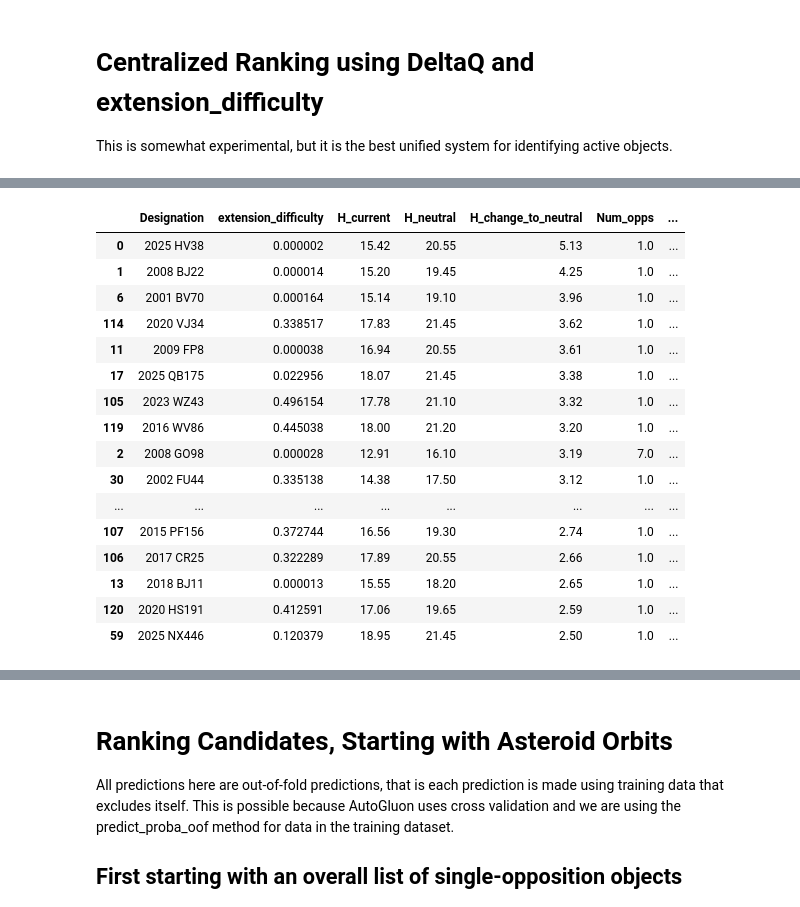
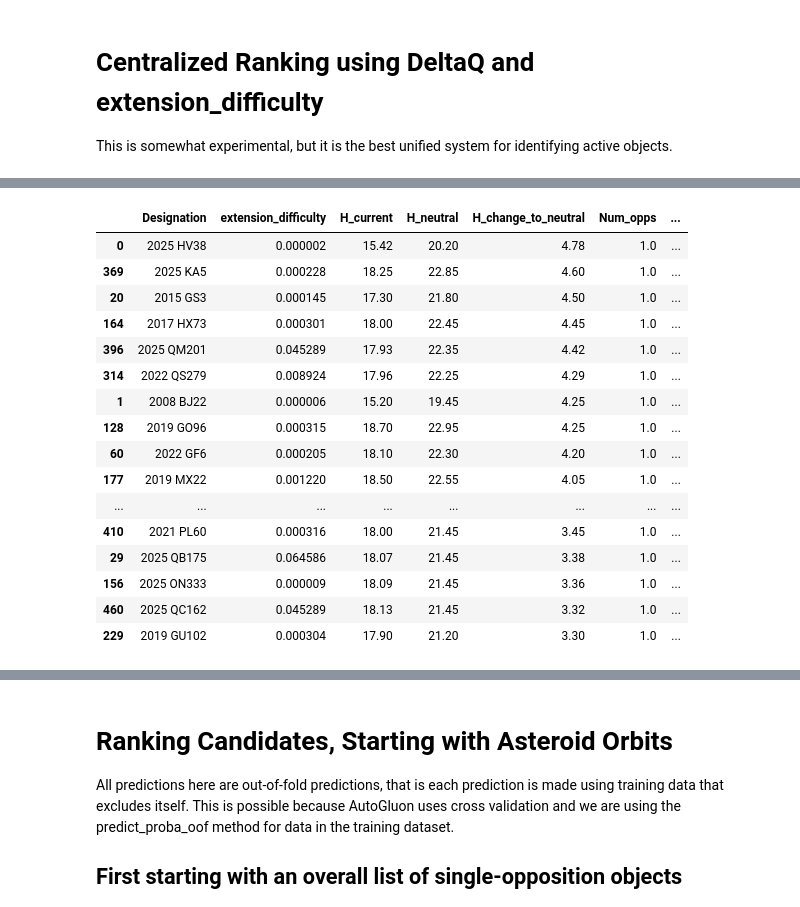
Before and after one commit to AstML/ActivitySCOPE, a Jupyter notebook: More Complicated Workbook - including paper-specific items.ipynb, the cells around one changed output, grey strips where cells are left out. Drawn from its saved outputs; the diff is of its cells as text; code cells hidden in the pictures.

Commit message:
table 3, VK110 magnitude, notebook

```diff
--- a/More Complicated Workbook - including paper-specific items.ipynb
+++ b/More Complicated Workbook - including paper-specific items.ipynb
@@ -38,7 +38,7 @@ SBN_PUB_PASSWORD environment variable is set. Covariance will be pulled in, and
 # %%
 ## MOST IMPORTANT PARAMETER TO SET: do you want the paper's reproducibility snapshot of the data,
 ## or do you want the latest data?
-use_reproducibility_snapshot = True  # If True, will use a reproducibility snapshot of the data. If False, will use the latest data.
+use_reproducibility_snapshot = False  # If True, will use a reproducibility snapshot of the data. If False, will use the latest data.
 # %%
 # PARAMETERS
 
@@ -631,7 +649,7 @@ default_col_set = ["prob", "prob_pessimistic", "prob_optimistic", "DeltaQ", "poi
 # engineer a feature that grades overall "priority" of follow up based on a gradient such that up and to the left on the scatterplot below is higher priority and lines of equal priority are parallel
 final["priority_score"] = final["DeltaQ"] - (final["extension_difficulty"] * 15.5)
 
-combined_rankings = final[((final["Arc_length"]>=8)|(final["Arc_length"].isna()))
+combined_rankings = final[(((final["Arc_length"]>=8)|(final["Arc_length"].isna()))
       &(final["Num_obs"]>=6)
 
       # Admitted this is a bit of a hack but it excludes THOR objects with odd sparsity
@@ -642,7 +660,7 @@ combined_rankings = final[((final["Arc_length"]>=8)|(final["Arc_length"].isna())
       &(final["prob"]>0.9)
       &(final["q"]>1.1)
       &((final["extension_difficulty"].between(0,extension_difficulty_threshold))|(final["nights_total"].isna()))
-      &(final["Orbital_period"]<20)].copy()
+      &(final["Orbital_period"]<20))| final.index.isin(known_strongly_suspected_active_objects)].copy()
 
 combined_rankings.sort_values("priority_score", ascending=False, inplace=True)
 # %%
@@ -695,17 +713,26 @@ final[final['Known / Strong Suspect']][['Known / Strong Suspect']+default_col_se
 # %%
 # Counterfactual H sweep: hold each candidate's orbital and astrometric data fixed,
 # then recompute H-dependent visibility features before applying the regression model.
-H_NEUTRALITY_PROBABILITY_MIN = 0.998
-H_NEUTRALITY_EXTENSION_DIFFICULTY_MAX = 0.5
+
+# Non a core feature of the paper or the search process at present / mentioned only briefly in the paper
+
+H_NEUTRALITY_PROBABILITY_MIN = 0.8
+H_NEUTRALITY_EXTENSION_DIFFICULTY_MAX = 0.1
 H_NEUTRALITY_TOLERANCE = 0.5
 H_GRID = np.arange(5.0, 30.01, 0.05)
-H_NEUTRALITY_MAX_OBJECTS = 250
+H_NEUTRALITY_MAX_OBJECTS = 500
 
 h_neutrality_candidates = combined_rankings[
     (combined_rankings["prob"] >= H_NEUTRALITY_PROBABILITY_MIN)
     & (combined_rankings["extension_difficulty"] <= H_NEUTRALITY_EXTENSION_DIFFICULTY_MAX)
     & combined_rankings["Num_opps"].notna()
 ].head(H_NEUTRALITY_MAX_OBJECTS)
+
+# also add any that are known strongly suspected active objects even if missed by the head above
+h_neutrality_candidates = pd.concat([
+    h_neutrality_candidates,
+    combined_rankings.loc[known_strongly_suspected_active_objects]
+]).drop_duplicates()
 
 h_neutrality_results = []
 for designation, candidate in h_neutrality_candidates.iterrows():
@@ -718,46 +745,47 @@ for designation, candidate in h_neutrality_candidates.iterrows():
     neutral_indices = np.flatnonzero(residuals <= H_NEUTRALITY_TOLERANCE)
     if len(neutral_indices):
         best_index = neutral_indices[
             np.abs(H_GRID[neutral_indices] - candidate["H"]).argmin()
         ]
     else:
         best_index = residuals.argmin()
     h_neutrality_results.append({
         "Designation": designation,
         "extension_difficulty": candidate["extension_difficulty"],
         "H_current": candidate["H"],
         "H_neutral": H_GRID[best_index],
         "H_change_to_neutral": H_GRID[best_index] - candidate["H"],
 
         "Num_opps": observed_num_opps,
         "exp_Num_opps_at_neutral_H": swept_exp_num_opps[best_index],
         "neutrality_residual": residuals[best_index],
         "neutral_within_0p5": residuals[best_index] <= H_NEUTRALITY_TOLERANCE,
         "prob": candidate["prob"],
 
         "priority_score": candidate["priority_score"],
+        "Known / Strong Suspect": candidate["Known / Strong Suspect"]
     })
 
 h_neutrality = pd.DataFrame(h_neutrality_results).sort_values(
     ["neutral_within_0p5", "H_change_to_neutral", "priority_score"],
     ascending=[False, False, False],
 )
 h_neutrality.head(25)
 # %% [output]
 |  | Designation | extension_difficulty | H_current | H_neutral | H_change_to_neutral | Num_opps | ... |
-| 0 | 2025 HV38 | 0.000002 | 15.42 | 20.55 | 5.13 | 1.0 | ... |
-| 1 | 2008 BJ22 | 0.000014 | 15.20 | 19.45 | 4.25 | 1.0 | ... |
-| 6 | 2001 BV70 | 0.000164 | 15.14 | 19.10 | 3.96 | 1.0 | ... |
-| 114 | 2020 VJ34 | 0.338517 | 17.83 | 21.45 | 3.62 | 1.0 | ... |
-| 11 | 2009 FP8 | 0.000038 | 16.94 | 20.55 | 3.61 | 1.0 | ... |
-| 17 | 2025 QB175 | 0.022956 | 18.07 | 21.45 | 3.38 | 1.0 | ... |
-| 105 | 2023 WZ43 | 0.496154 | 17.78 | 21.10 | 3.32 | 1.0 | ... |
-| 119 | 2016 WV86 | 0.445038 | 18.00 | 21.20 | 3.20 | 1.0 | ... |
-| 2 | 2008 GO98 | 0.000028 | 12.91 | 16.10 | 3.19 | 7.0 | ... |
-| 30 | 2002 FU44 | 0.335138 | 14.38 | 17.50 | 3.12 | 1.0 | ... |
+| 0 | 2025 HV38 | 0.000002 | 15.42 | 20.20 | 4.78 | 1.0 | ... |
+| 369 | 2025 KA5 | 0.000228 | 18.25 | 22.85 | 4.60 | 1.0 | ... |
+| 20 | 2015 GS3 | 0.000145 | 17.30 | 21.80 | 4.50 | 1.0 | ... |
+| 164 | 2017 HX73 | 0.000301 | 18.00 | 22.45 | 4.45 | 1.0 | ... |
+| 396 | 2025 QM201 | 0.045289 | 17.93 | 22.35 | 4.42 | 1.0 | ... |
+| 314 | 2022 QS279 | 0.008924 | 17.96 | 22.25 | 4.29 | 1.0 | ... |
+| 1 | 2008 BJ22 | 0.000006 | 15.20 | 19.45 | 4.25 | 1.0 | ... |
+| 128 | 2019 GO96 | 0.000315 | 18.70 | 22.95 | 4.25 | 1.0 | ... |
+| 60 | 2022 GF6 | 0.000205 | 18.10 | 22.30 | 4.20 | 1.0 | ... |
+| 177 | 2019 MX22 | 0.001220 | 18.50 | 22.55 | 4.05 | 1.0 | ... |
 | ... | ... | ... | ... | ... | ... | ... | ... |
-| 107 | 2015 PF156 | 0.372744 | 16.56 | 19.30 | 2.74 | 1.0 | ... |
-| 106 | 2017 CR25 | 0.322289 | 17.89 | 20.55 | 2.66 | 1.0 | ... |
-| 13 | 2018 BJ11 | 0.000013 | 15.55 | 18.20 | 2.65 | 1.0 | ... |
-| 120 | 2020 HS191 | 0.412591 | 17.06 | 19.65 | 2.59 | 1.0 | ... |
-| 59 | 2025 NX446 | 0.120379 | 18.95 | 21.45 | 2.50 | 1.0 | ... |
+| 410 | 2021 PL60 | 0.000316 | 18.00 | 21.45 | 3.45 | 1.0 | ... |
+| 29 | 2025 QB175 | 0.064586 | 18.07 | 21.45 | 3.38 | 1.0 | ... |
+| 156 | 2025 ON333 | 0.000009 | 18.09 | 21.45 | 3.36 | 1.0 | ... |
+| 460 | 2025 QC162 | 0.045289 | 18.13 | 21.45 | 3.32 | 1.0 | ... |
+| 229 | 2019 GU102 | 0.000304 | 17.90 | 21.20 | 3.30 | 1.0 | ... |
```
Also changed, not shown: parts of 53 cells of this notebook, 2 other files.
